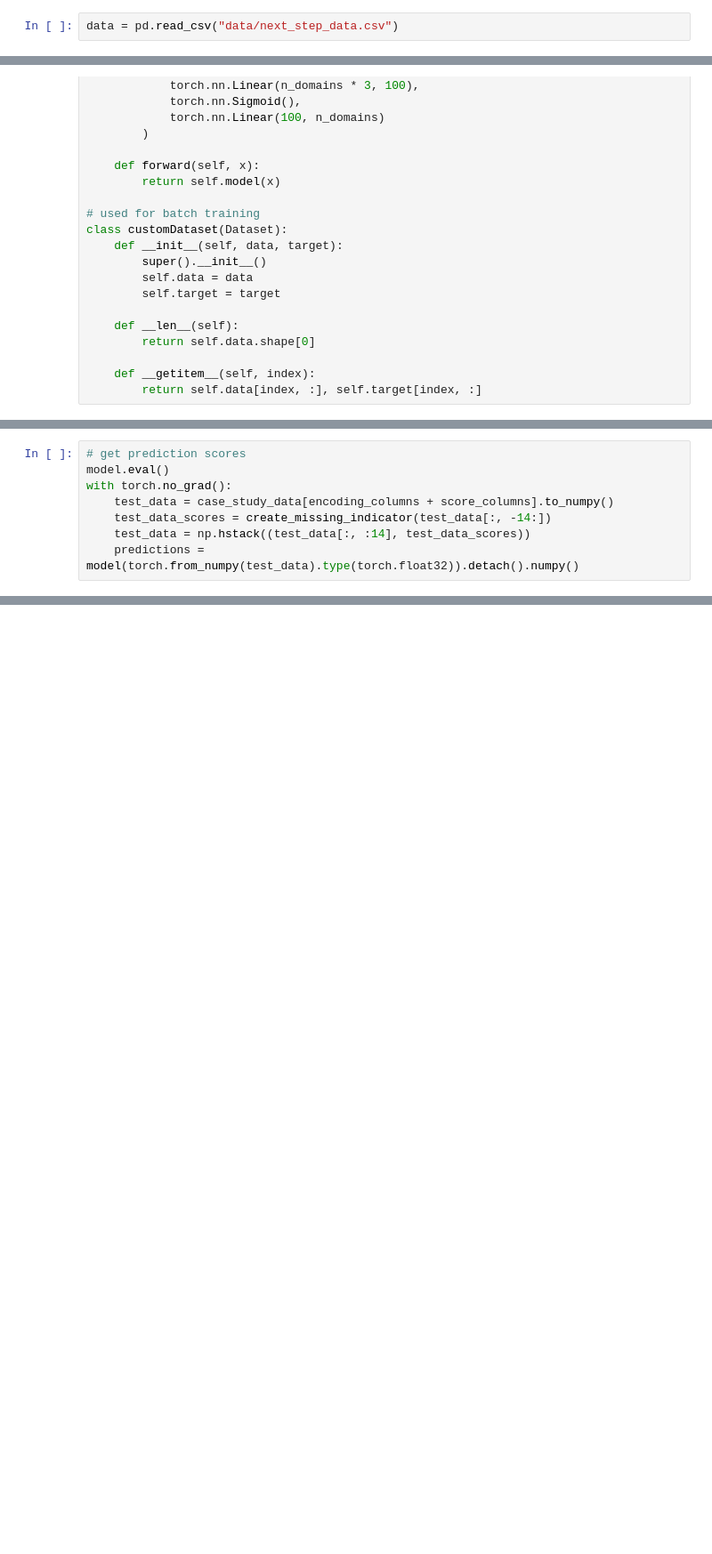
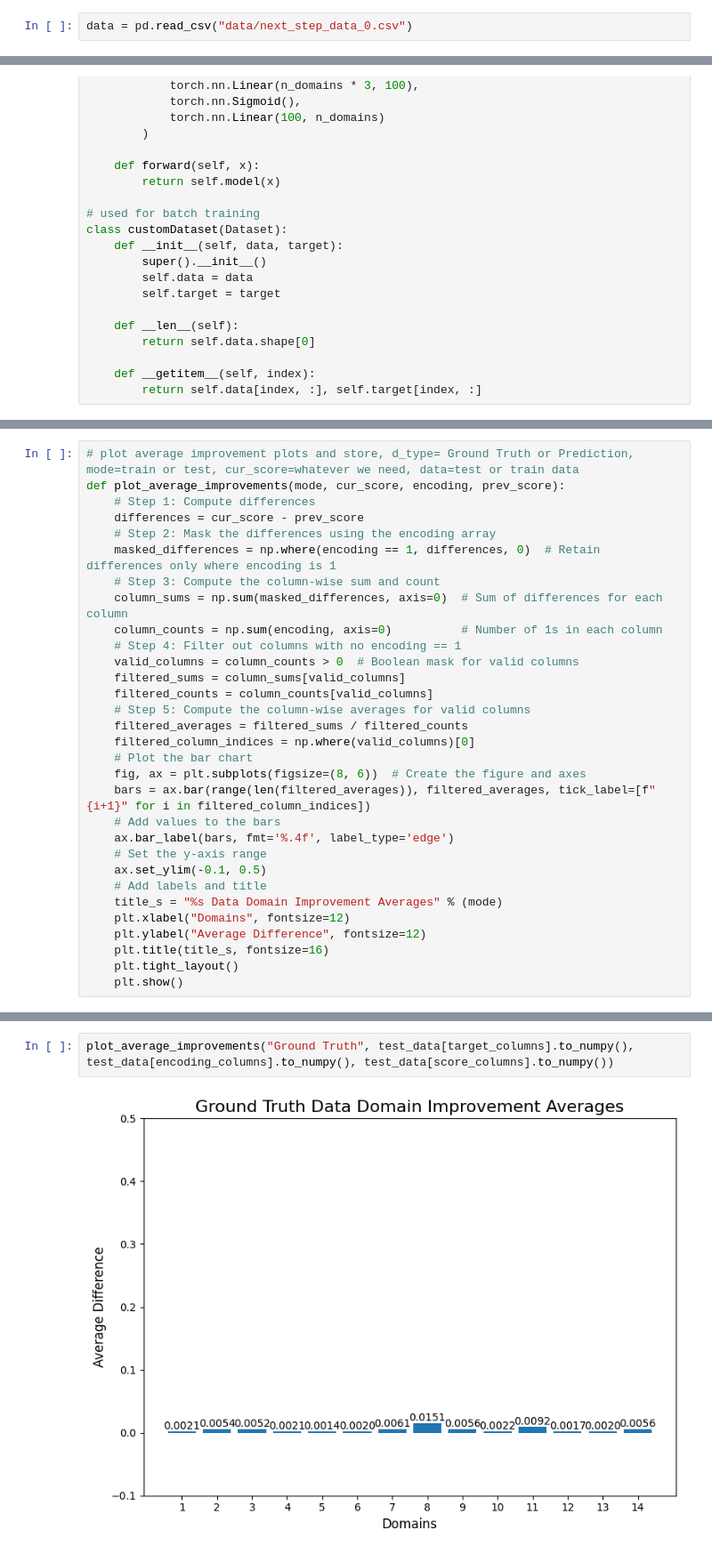
Before and after one commit to twchen88/ct_research, a Jupyter notebook: pipeline.ipynb, the cells around one changed output, grey strips where cells are left out. Shown: that part at 89% size. Drawn from its saved outputs; the diff is of its cells as text; blank space fills up the shorter version.

```diff
--- a/pipeline.ipynb
+++ b/pipeline.ipynb
@@ -129,2 +127,2 @@ def create_training_data(data: pd.DataFrame):
 # %%
-data = pd.read_csv("data/next_step_data.csv")
+data = pd.read_csv("data/next_step_data_0.csv")
@@ -428,8 +214,0 @@ GT_scores = get_score(case_study_data[column_names].to_numpy())
-# %%
-# get prediction scores
-model.eval()
-with torch.no_grad():
-    test_data = case_study_data[encoding_columns + score_columns].to_numpy()
-    test_data_scores = create_missing_indicator(test_data[:, -14:])
-    test_data = np.hstack((test_data[:, :14], test_data_scores))
-    predictions = model(torch.from_numpy(test_data).type(torch.float32)).detach().numpy()
@@ -458,0 +229,31 @@ torch.save(model, "model/next_step_1.pt")
+# %%
+# plot average improvement plots and store, d_type= Ground Truth or Prediction, mode=train or test, cur_score=whatever we need, data=test or train data
+def plot_average_improvements(mode, cur_score, encoding, prev_score):
+    # Step 1: Compute differences
+    differences = cur_score - prev_score
+    # Step 2: Mask the differences using the encoding array
+    masked_differences = np.where(encoding == 1, differences, 0)  # Retain differences only where encoding is 1
+    # Step 3: Compute the column-wise sum and count
+    column_sums = np.sum(masked_differences, axis=0)  # Sum of differences for each column
+    column_counts = np.sum(encoding, axis=0)          # Number of 1s in each column
+    # Step 4: Filter out columns with no encoding == 1
+    valid_columns = column_counts > 0  # Boolean mask for valid columns
+    filtered_sums = column_sums[valid_columns]
+    filtered_counts = column_counts[valid_columns]
+    # Step 5: Compute the column-wise averages for valid columns
+    filtered_averages = filtered_sums / filtered_counts
+    filtered_column_indices = np.where(valid_columns)[0]
+    # Plot the bar chart
+    fig, ax = plt.subplots(figsize=(8, 6))  # Create the figure and axes
+    bars = ax.bar(range(len(filtered_averages)), filtered_averages, tick_label=[f"{i+1}" for i in filtered_column_indices])
+    # Add values to the bars
+    ax.bar_label(bars, fmt='%.4f', label_type='edge')
+    # Set the y-axis range
+    ax.set_ylim(-0.1, 0.5)
+    # Add labels and title
+    title_s = "%s Data Domain Improvement Averages" % (mode)
+    plt.xlabel("Domains", fontsize=12)
+    plt.ylabel("Average Difference", fontsize=12)
+    plt.title(title_s, fontsize=16)
+    plt.tight_layout()
+    plt.show()
@@ -458,0 +268,4 @@ torch.save(model, "model/next_step_1.pt")
+# %%
+plot_average_improvements("Ground Truth", test_data[target_columns].to_numpy(), test_data[encoding_columns].to_numpy(), test_data[score_columns].to_numpy())
+# %% [output]
+[figure, added]
```
Also changed, not shown: parts of 64 cells of this notebook.
